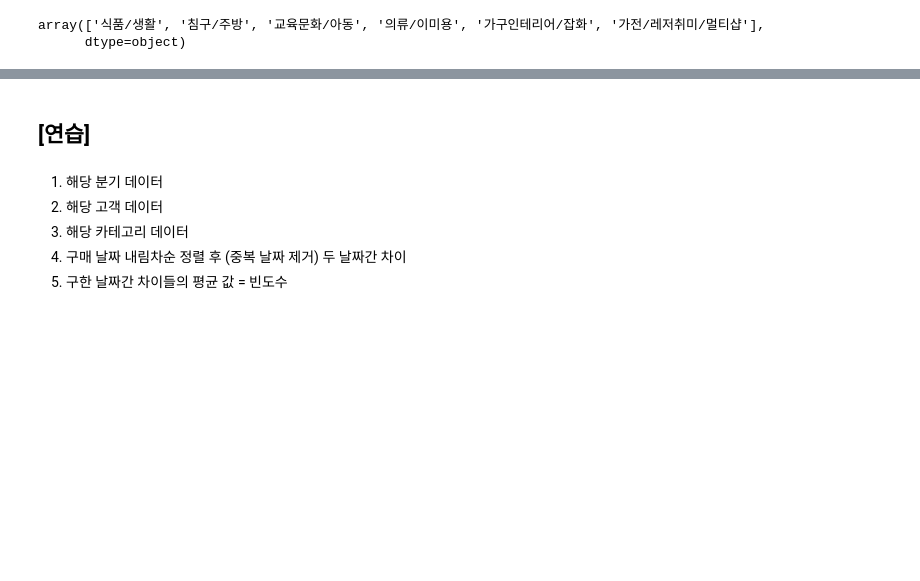
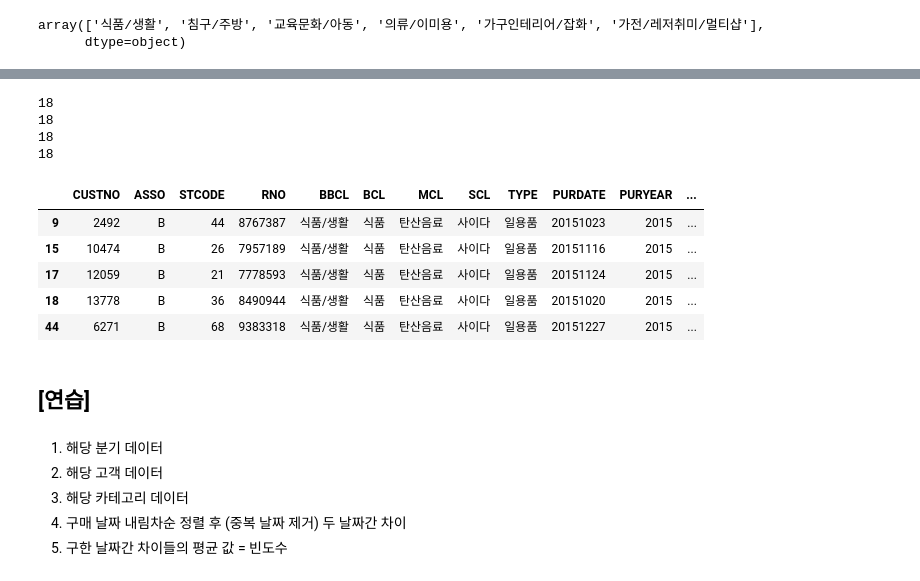
Before and after one commit to leejunghyunA/second_projects, a Jupyter notebook: R_평균구매주기_1022_정현.ipynb, the cells around one changed output, grey strips where cells are left out. Saved outputs shown, nothing was run; the diff lists cells and outputs as text; code cells hidden in the pictures; blank space fills up the shorter version.

```diff
--- a/R_평균구매주기_1022_정현.ipynb
+++ b/R_평균구매주기_1022_정현.ipynb
@@ -169,0 +304,29 @@ array(['식품/생활', '침구/주방', '교육문화/아동', '의류/이미
+# %%
+def output_total_2015q(quater):
+    purchase_Qn1 = purchase_n1[(purchase_n1['PURYEAR']==2015)&(purchase_n1['QUARTER']==quater)]
+    purchase_Qn2 = purchase_n2[(purchase_n2['PURYEAR']==2015)&(purchase_n2['QUARTER']==quater)]
+
+    purchase_Q1 = pd.concat([purchase_Qn1, purchase_Qn2])
+
+    purchase_Q1['TOTAL_CAT'] = purchase_Q1['BBCL'] + '_' +purchase_Q1['PRICE_TYPE']
+    print(len(purchase_Q1['TOTAL_CAT'].value_counts()))
+    return purchase_Q1
+# %%
+q5 = output_total_2015q(1)
+q6 = output_total_2015q(2)
+q7 = output_total_2015q(3)
+q8 = output_total_2015q(4)
+# %% [output]
+18
+18
+18
+18
+# %%
+q8.head()
+# %% [output]
+|  | CUSTNO | ASSO | STCODE | RNO | BBCL | BCL | MCL | SCL | TYPE | PURDATE | PURYEAR | ... |
+| 9 | 2492 | B | 44 | 8767387 | 식품/생활 | 식품 | 탄산음료 | 사이다 | 일용품 | 20151023 | 2015 | ... |
+| 15 | 10474 | B | 26 | 7957189 | 식품/생활 | 식품 | 탄산음료 | 사이다 | 일용품 | 20151116 | 2015 | ... |
+| 17 | 12059 | B | 21 | 7778593 | 식품/생활 | 식품 | 탄산음료 | 사이다 | 일용품 | 20151124 | 2015 | ... |
+| 18 | 13778 | B | 36 | 8490944 | 식품/생활 | 식품 | 탄산음료 | 사이다 | 일용품 | 20151020 | 2015 | ... |
+| 44 | 6271 | B | 68 | 9383318 | 식품/생활 | 식품 | 탄산음료 | 사이다 | 일용품 | 20151227 | 2015 | ... |
```
Also changed, not shown: parts of 66 cells of this notebook.
